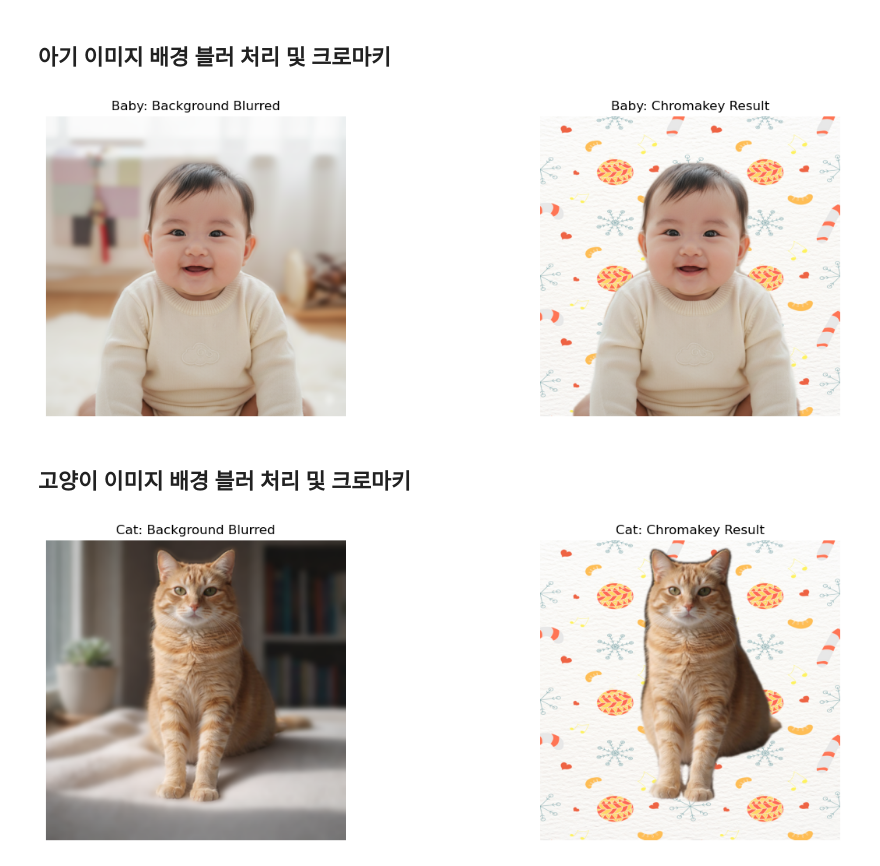
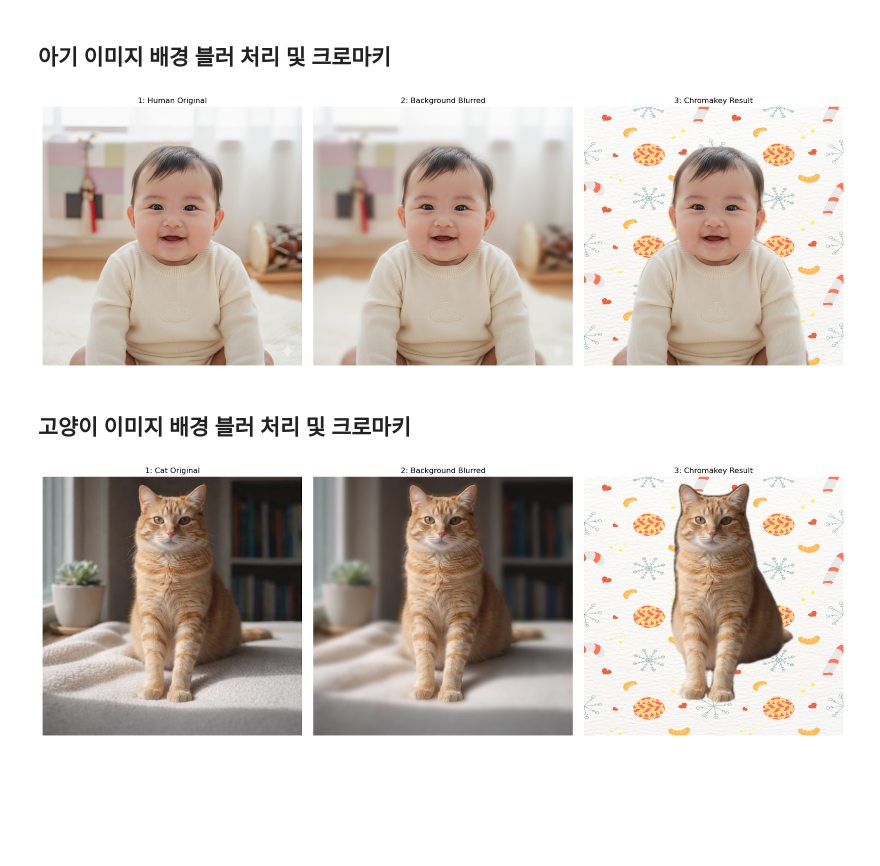
Before and after one commit to leeaain2027/CSR-first-repository, a Jupyter notebook: Computer_Vision/CV02/CV기초_프로젝트_02.ipynb, the cells around one changed output. Saved outputs shown, nothing was run; the diff lists cells and outputs as text; code cells hidden in the pictures; blank space fills up the shorter version.

```diff
--- a/Computer_Vision/CV02/CV기초_프로젝트_02.ipynb
+++ b/Computer_Vision/CV02/CV기초_프로젝트_02.ipynb
@@ -38,31 +38,34 @@ def soft_composite(fg, bg, mask):
 # %%
 home_dir = os.getenv('HOME')
 human_img = cv2.imread(os.path.join(home_dir, "work/human_segmentation/images/human.png"))
 background_img = cv2.imread(os.path.join(home_dir, "work/human_segmentation/images/background.png"))
 
 human_img = cv2.cvtColor(human_img, cv2.COLOR_BGR2RGB)
 background_img = cv2.cvtColor(background_img, cv2.COLOR_BGR2RGB)
 
 # 1. 아기 마스크 추출 (Person: 15)
 human_mask = get_mask(human_img, class_id=15)
 
 # 2. 배경 블러 처리 및 시각화
 human_bg_blur = cv2.GaussianBlur(human_img, (51, 51), 0)
 human_blurred_res = soft_composite(human_img, human_bg_blur, human_mask)
 
 # 3. 새로운 배경으로 크로마키 및 시각화
 bg_for_human = cv2.resize(background_img, (human_img.shape[1], human_img.shape[0]))
 human_chroma_res = soft_composite(human_img, bg_for_human, human_mask)
 
-# 출력
-plt.figure(figsize=(15, 5))
-plt.subplot(1, 2, 1)
-plt.imshow(human_blurred_res); plt.title("Baby: Background Blurred"); plt.axis('off')
-plt.subplot(1, 2, 2)
-plt.imshow(human_chroma_res); plt.title("Baby: Chromakey Result"); plt.axis('off')
+# 원본, 블러 적용, 크로마키 적용 시각화
+plt.figure(figsize=(18, 6))
+plt.subplot(1, 3, 1)
+plt.imshow(human_img); plt.title("1: Human Original"); plt.axis('off')
+plt.subplot(1, 3, 2)
+plt.imshow(human_blurred_res); plt.title("2: Background Blurred"); plt.axis('off')
+plt.subplot(1, 3, 3)
+plt.imshow(human_chroma_res); plt.title("3: Chromakey Result"); plt.axis('off')
+plt.tight_layout() # 이미지 간 간격을 자동으로 조절
 plt.show()
 # %% [output]
-[figure, old version]
+[figure, new version]
 # %% [markdown]
 ## 고양이 이미지 배경 블러 처리 및 크로마키
 # %%
@@ -81,13 +84,16 @@ bg_for_cat = cv2.resize(background_img, (cat_img.shape[1], cat_img.shape[0]))
 cat_chroma_res = soft_composite(cat_img, bg_for_cat, cat_mask)
 
 # 출력
-plt.figure(figsize=(15, 5))
-plt.subplot(1, 2, 1)
-plt.imshow(cat_blurred_res); plt.title("Cat: Background Blurred"); plt.axis('off')
-plt.subplot(1, 2, 2)
-plt.imshow(cat_chroma_res); plt.title("Cat: Chromakey Result"); plt.axis('off')
+plt.figure(figsize=(18, 6))
+plt.subplot(1, 3, 1)
+plt.imshow(cat_img); plt.title("1: Cat Original"); plt.axis('off')
+plt.subplot(1, 3, 2)
+plt.imshow(cat_blurred_res); plt.title("2: Background Blurred"); plt.axis('off')
+plt.subplot(1, 3, 3)
+plt.imshow(cat_chroma_res); plt.title("3: Chromakey Result"); plt.axis('off')
+plt.tight_layout()
 plt.show()
 # %% [output]
-[figure, old version]
+[figure, new version]
 # %% [markdown]
 ## 기존 실습 코드의 문제점
```
Also changed, not shown: parts of 1 cell of this notebook.
